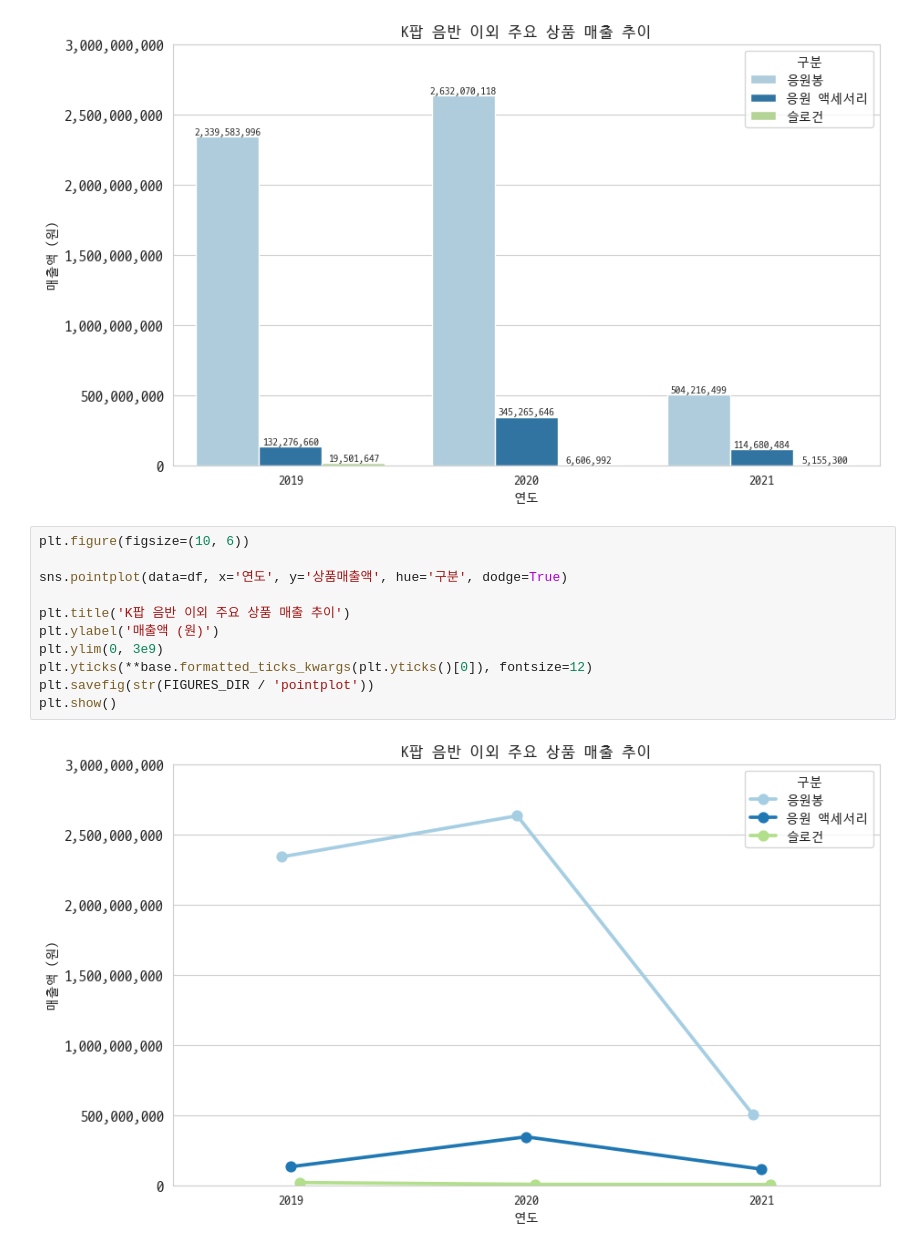
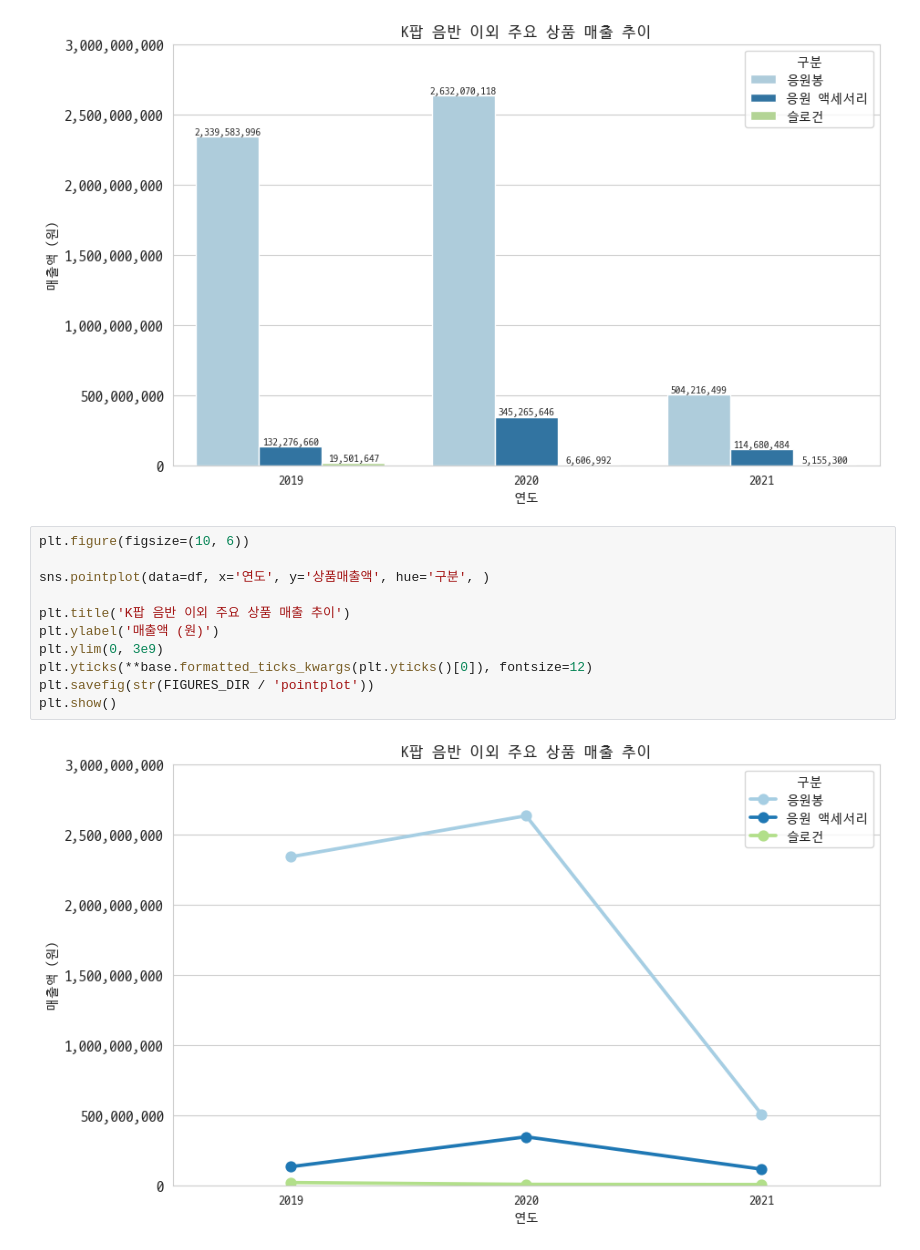
Before and after one commit to smu-202115064/Training-project-for-AI-X-Pioneers-Basic_Final-Project, a Jupyter notebook: notebooks/K팝 음반 이외 주요 상품 매출 추이.ipynb, the cells around one changed output. Drawn from its saved outputs; the diff is of its cells as text.

Commit message:
pointplot dodge 수정, pieplot 추가

```diff
--- a/notebooks/K팝 음반 이외 주요 상품 매출 추이.ipynb
+++ b/notebooks/K팝 음반 이외 주요 상품 매출 추이.ipynb
@@ -30,13 +30,13 @@ plt.show()
 # %%
 plt.figure(figsize=(10, 6))
 
-sns.pointplot(data=df, x='연도', y='상품매출액', hue='구분', dodge=True)
+sns.pointplot(data=df, x='연도', y='상품매출액', hue='구분', )
 
 plt.title('K팝 음반 이외 주요 상품 매출 추이')
 plt.ylabel('매출액 (원)')
 plt.ylim(0, 3e9)
 plt.yticks(**base.formatted_ticks_kwargs(plt.yticks()[0]), fontsize=12)
 plt.savefig(str(FIGURES_DIR / 'pointplot'))
 plt.show()
 # %% [output]
-[figure, old version]
+[figure, new version]
```
Also changed, not shown: parts of 1 cell of this notebook, 2 other files.
